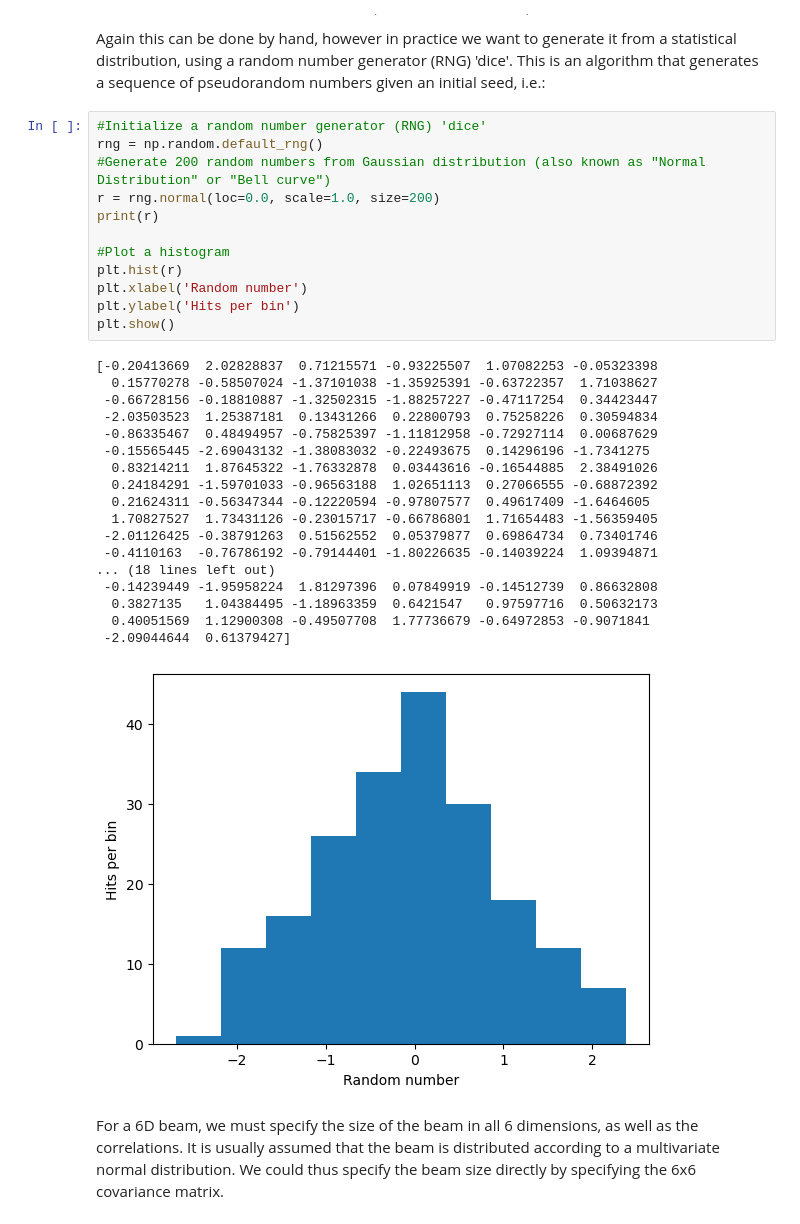
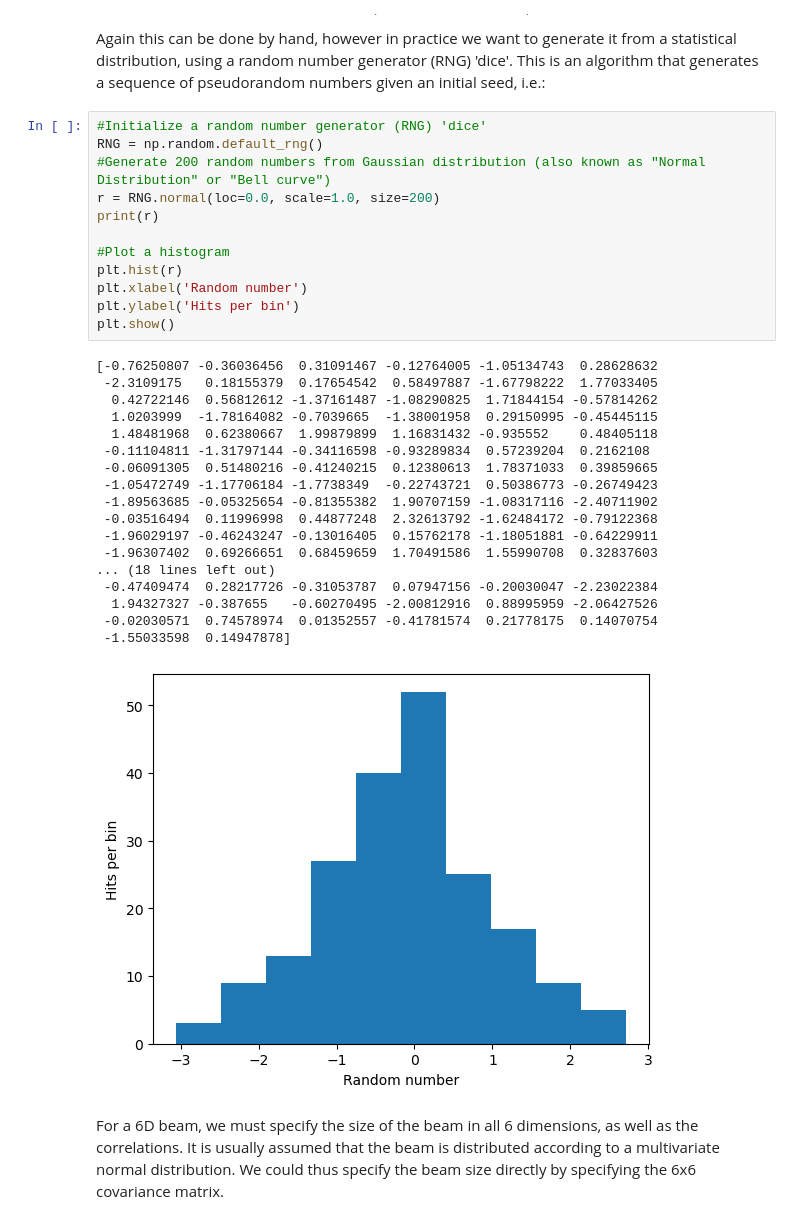
Before and after one commit to AcceleratorPhysicsUiO/FYS4565-codelibrary, a Jupyter notebook: Example - BeamGeneratorLibrary.ipynb, the cells around one changed output. Cells and saved outputs as stored; diff of their text form.

```diff
--- a/Example - BeamGeneratorLibrary.ipynb
+++ b/Example - BeamGeneratorLibrary.ipynb
@@ -65,35 +65,35 @@ Again this can be done by hand, however in practice we want to generate it from
 This is an algorithm that generates a sequence of pseudorandom numbers given an initial seed, i.e.:
 # %%
 #Initialize a random number generator (RNG) 'dice'
-rng = np.random.default_rng()
+RNG = np.random.default_rng()
 #Generate 200 random numbers from Gaussian distribution (also known as "Normal Distribution" or "Bell curve")
-r = rng.normal(loc=0.0, scale=1.0, size=200)
+r = RNG.normal(loc=0.0, scale=1.0, size=200)
 print(r)
 
 #Plot a histogram
 plt.hist(r)
 plt.xlabel('Random number')
 plt.ylabel('Hits per bin')
 plt.show()
 # %% [output]
-[-0.20413669  2.02828837  0.71215571 -0.93225507  1.07082253 -0.05323398
-  0.15770278 -0.58507024 -1.37101038 -1.35925391 -0.63722357  1.71038627
- -0.66728156 -0.18810887 -1.32502315 -1.88257227 -0.47117254  0.34423447
- -2.03503523  1.25387181  0.13431266  0.22800793  0.75258226  0.30594834
- -0.86335467  0.48494957 -0.75825397 -1.11812958 -0.72927114  0.00687629
- -0.15565445 -2.69043132 -1.38083032 -0.22493675  0.14296196 -1.7341275
-  0.83214211  1.87645322 -1.76332878  0.03443616 -0.16544885  2.38491026
-  0.24184291 -1.59701033 -0.96563188  1.02651113  0.27066555 -0.68872392
-  0.21624311 -0.56347344 -0.12220594 -0.97807577  0.49617409 -1.6464605
-  1.70827527  1.73431126 -0.23015717 -0.66786801  1.71654483 -1.56359405
- -2.01126425 -0.38791263  0.51562552  0.05379877  0.69864734  0.73401746
- -0.4110163  -0.76786192 -0.79144401 -1.80226635 -0.14039224  1.09394871
+[-0.76250807 -0.36036456  0.31091467 -0.12764005 -1.05134743  0.28628632
+ -2.3109175   0.18155379  0.17654542  0.58497887 -1.67798222  1.77033405
+  0.42722146  0.56812612 -1.37161487 -1.08290825  1.71844154 -0.57814262
+  1.0203999  -1.78164082 -0.7039665  -1.38001958  0.29150995 -0.45445115
+  1.48481968  0.62380667  1.99879899  1.16831432 -0.935552    0.48405118
+ -0.11104811 -1.31797144 -0.34116598 -0.93289834  0.57239204  0.2162108
+ -0.06091305  0.51480216 -0.41240215  0.12380613  1.78371033  0.39859665
+ -1.05472749 -1.17706184 -1.7738349  -0.22743721  0.50386773 -0.26749423
+ -1.89563685 -0.05325654 -0.81355382  1.90707159 -1.08317116 -2.40711902
+ -0.03516494  0.11996998  0.44877248  2.32613792 -1.62484172 -0.79122368
+ -1.96029197 -0.46243247 -0.13016405  0.15762178 -1.18051881 -0.64229911
+ -1.96307402  0.69266651  0.68459659  1.70491586  1.55990708  0.32837603
 ... (18 lines left out)
- -0.14239449 -1.95958224  1.81297396  0.07849919 -0.14512739  0.86632808
-  0.3827135   1.04384495 -1.18963359  0.6421547   0.97597716  0.50632173
-  0.40051569  1.12900308 -0.49507708  1.77736679 -0.64972853 -0.9071841
- -2.09044644  0.61379427]
+ -0.47409474  0.28217726 -0.31053787  0.07947156 -0.20030047 -2.23022384
+  1.94327327 -0.387655   -0.60270495 -2.00812916  0.88995959 -2.06427526
+ -0.02030571  0.74578974  0.01352557 -0.41781574  0.21778175  0.14070754
+ -1.55033598  0.14947878]
-[figure, old version]
+[figure, new version]
 # %% [markdown]
 For a 6D beam, we must specify the size of the beam in all 6 dimensions, as well as the correlations.
 It is usually assumed that the beam is distributed according to a multivariate normal distribution.
```
Also changed, not shown: parts of 18 cells of this notebook.
